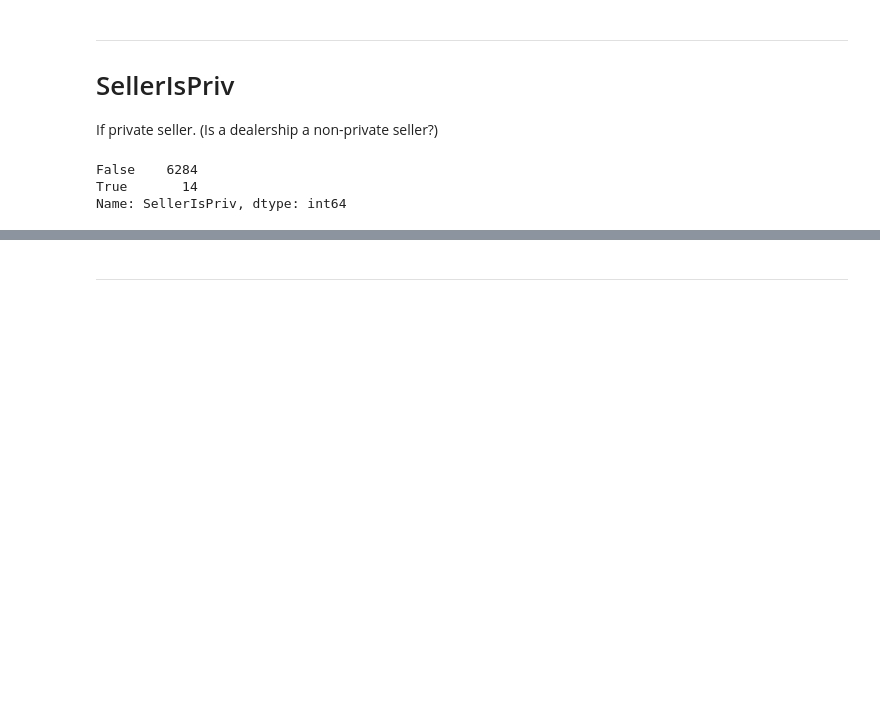
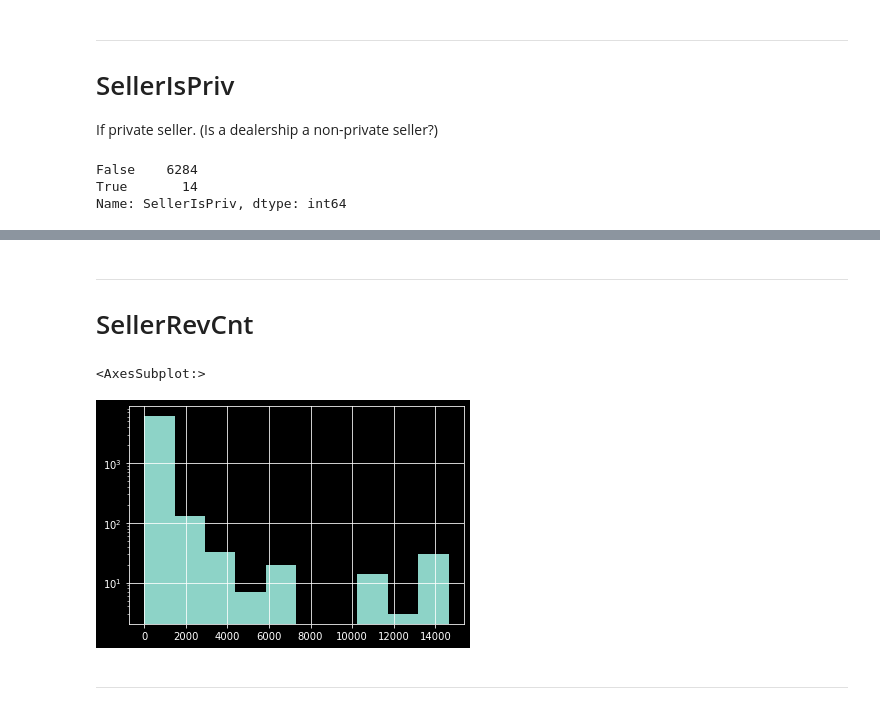
Before and after one commit to dtersegno/boeingds, a Jupyter notebook: notebooks/1_EDA.ipynb, the cells around one changed output, grey strips where cells are left out. Drawn from its saved outputs; the diff is of its cells as text; code cells hidden in the pictures; blank space fills up the shorter version.

```diff
--- a/notebooks/1_EDA.ipynb
+++ b/notebooks/1_EDA.ipynb
@@ -146,3 +193,12 @@ traindf.loc[traindf['SellerListSrc'].isna()]
+# %% [markdown]
+---
+# SellerRevCnt
+# %%
+#look at distribution of review counts
+traindf.SellerRevCnt.hist(log = True)
+# %% [output]
+<AxesSubplot:>
+[figure, added]
 # %% [markdown]
 ---
 # %%
```
Also changed, not shown: parts of 19 cells of this notebook.
